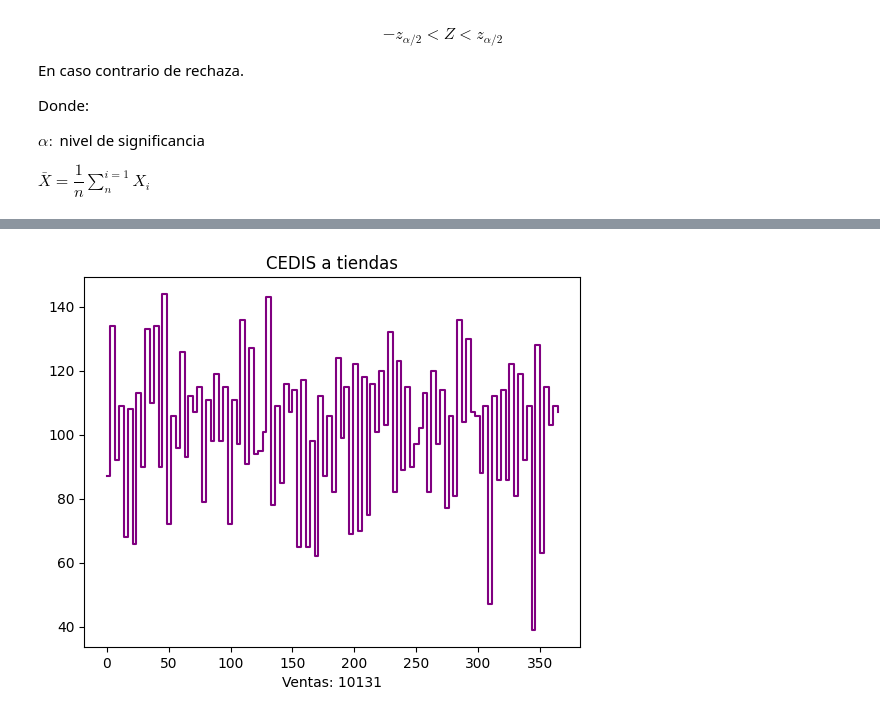
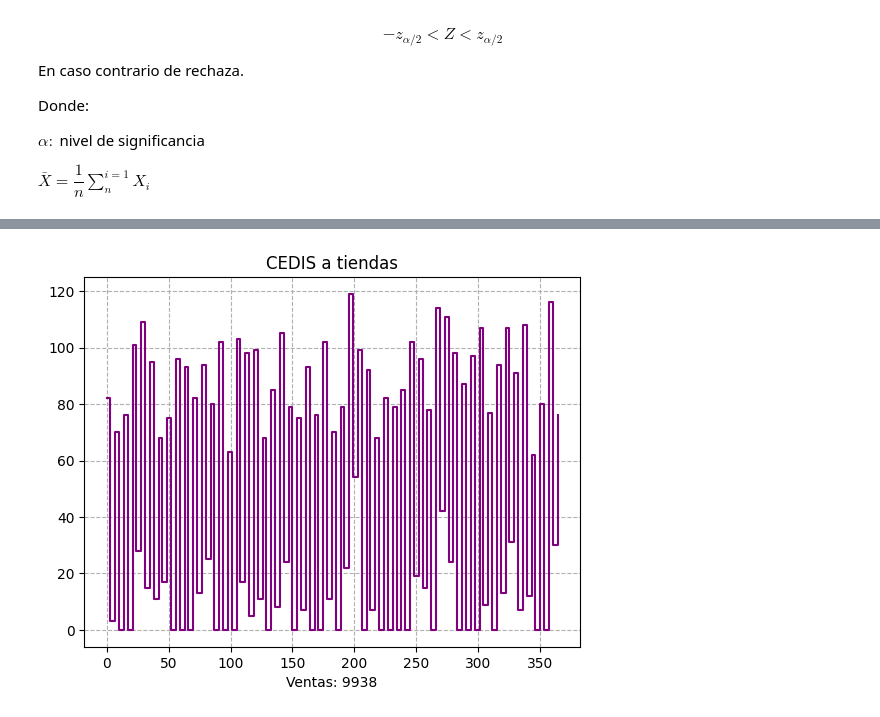
Before and after one commit to AyaxYordi/Simulacion-2---2024, a Jupyter notebook: Venta_de_sillas.ipynb, the cells around one changed output, grey strips where cells are left out. Cells and saved outputs as stored; diff of their text form; code cells hidden in the pictures.

```diff
--- a/Venta_de_sillas.ipynb
+++ b/Venta_de_sillas.ipynb
@@ -399,35 +401,41 @@ Puede que al ejecutar la celda anterior llegue a imprimir el mensaje de que la m
 # %%
 from random import normalvariate as N
 from math import floor
 import numpy as np
 import matplotlib.pyplot as plt
 
 def inv(dias):
 	q0 = 198
 	q = 0
 	v = []
 	s = []
 	for k in range(dias):
-		if k%7==0:
+		if k%7==0: # si es lunes se resurte el cedis
 			u1 = floor(sum([N(28,7.4) for i in range(4)]))
 			s.append(u1)
 			q = q0 - u1
 			v.append(q)
-		elif (k-3)%7==0:
+		elif (k-3)%7==0: # jueves se resurten las tiendas
 			u2 = floor(N(28,7.4)+N(28,7.4)+N(28,7.4))
-			s.append(u2)
-			q = q0 - u2
-			v.append(q)
+			if q-u2>0:
+				s.append(u2)
+				q = q - u2
+				v.append(q)
+			else:
+				s.append(q)
+				q = 0
+				v.append(q)
 		else:
 			v.append(q)
 	return [v,s]
 
-T = 365 # dias
-w = inv(T)
+T1 = 365 # dias
+w = inv(T1)
 plt.title('CEDIS a tiendas')
-plt.step([i for i in range(T)],w[0],where='post',color='purple')
+plt.step([i for i in range(T1)],w[0],where='post',color='purple')
 plt.xlabel('Ventas: {}'.format(np.array(w[1]).sum()))
+plt.grid(linestyle = 'dashed')
 # plt.savefig('inv3.png')
 plt.show()
 # %% [output]
-[figure, old version]
+[figure, new version]
```
Also changed, not shown: parts of 13 cells of this notebook.
